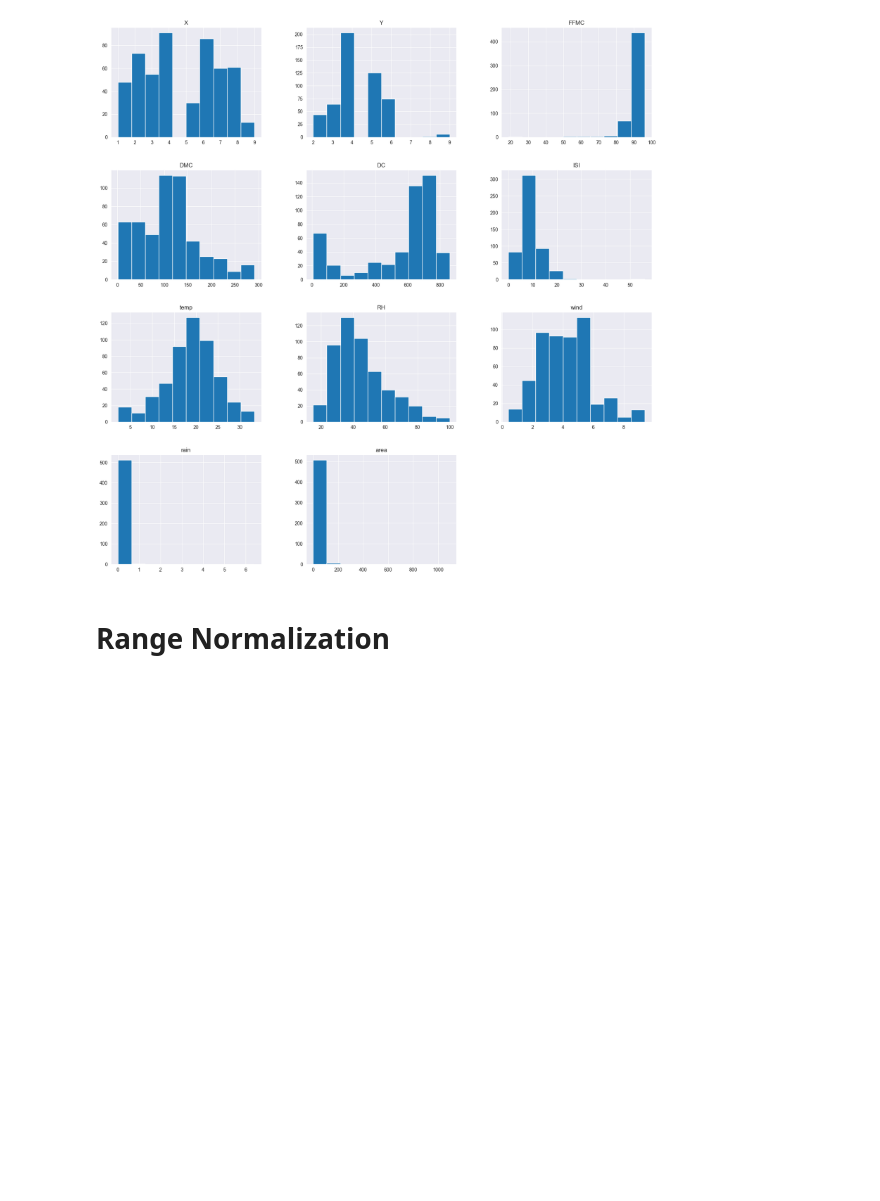
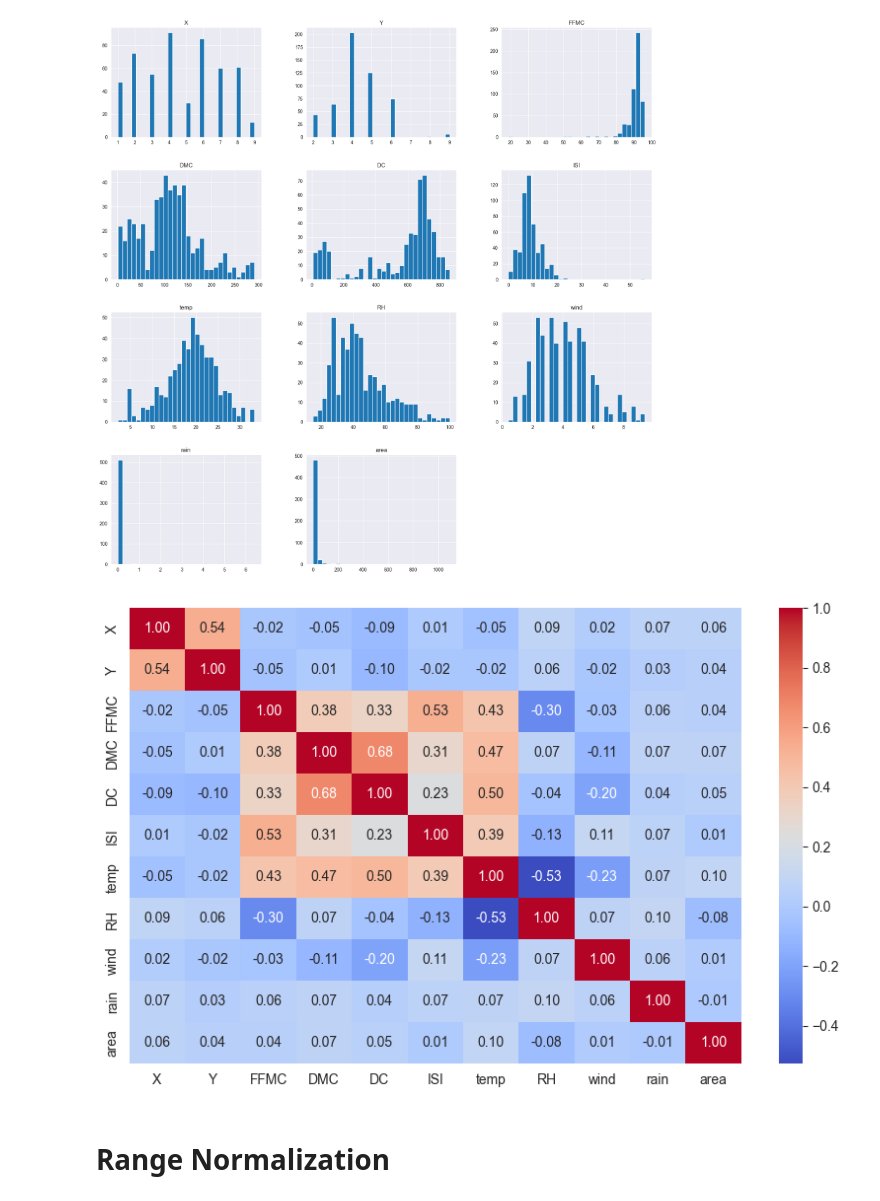
Before and after one commit to wumengyuu/PAD, a Jupyter notebook: main.ipynb, the cells around one changed output. Cells and saved outputs as stored; diff of their text form; code cells hidden in the pictures; blank space fills up the shorter version.

```diff
--- a/main.ipynb
+++ b/main.ipynb
@@ -44,10 +43,15 @@ memory usage: 44.6 KB
 | max | 9.000000 | 9.000000 | 96.200000 | 291.300000 | 860.600000 | 56.100000 | 33.300000 | 100.000000 | 9.400000 | 6.400000 | 1090.840000 |
 # %%
 #check for distributions using histograms and plots
-df.hist(figsize=(20,20))
+df.hist(figsize=(20,20), bins=30)
 plt.show()
+
+plt.figure(figsize=(10,6))
+sns.heatmap(df.corr(), annot=True, cmap='coolwarm', fmt=".2f")
+plt.show()
 # %% [output]
-[figure, old version]
+[figure, new version]
+[figure, added]
 # %% [markdown]
 # Range Normalization
 # %%
```
Also changed, not shown: parts of 6 cells of this notebook, 1 other file.
